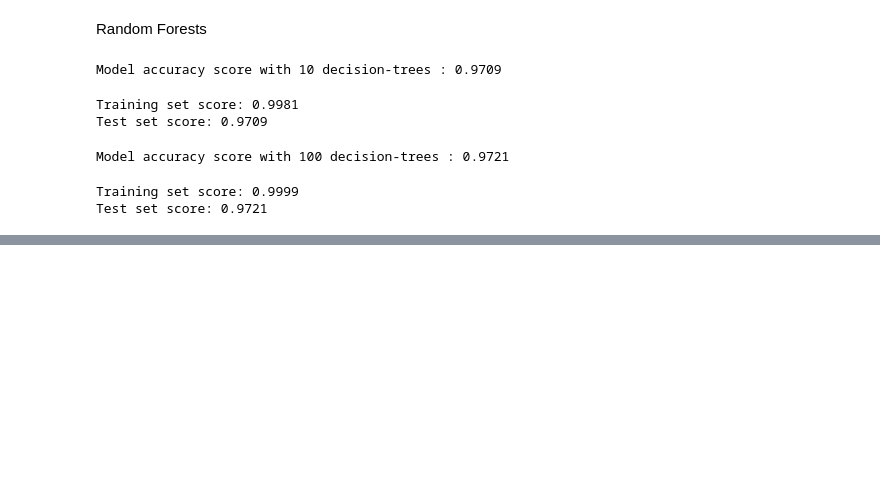
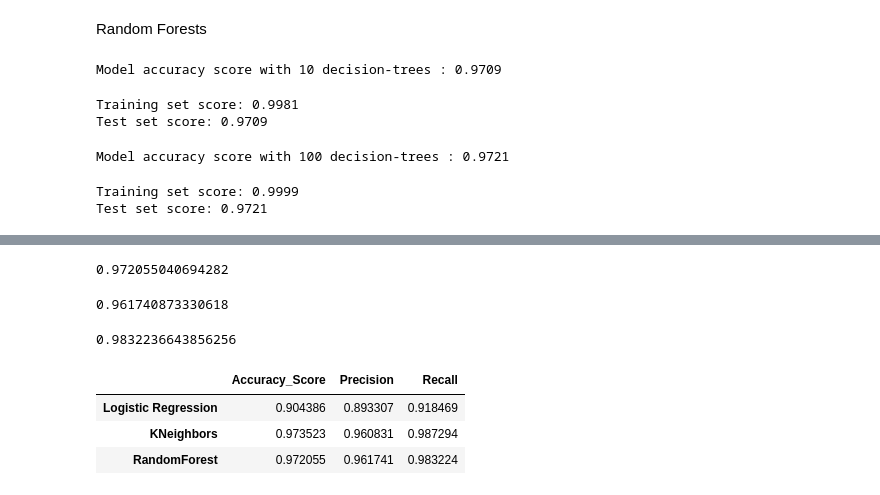
Before and after one commit to Sharzzz001/Machine-Learning-Applications-and-Kaggle-Competitions, a Jupyter notebook: Self-Projects/Credit card fraud/main.ipynb, the cells around one changed output, grey strips where cells are left out. Cells and saved outputs as stored; diff of their text form; code cells hidden in the pictures; blank space fills up the shorter version.

```diff
--- a/Self-Projects/Credit card fraud/main.ipynb
+++ b/Self-Projects/Credit card fraud/main.ipynb
@@ -309,0 +325,32 @@ Test set score: 0.9721
+# %%
+rf100_accuracy = rfc_100.score(X_test_RF, y_test)
+rf100_accuracy
+# %% [output]
+0.972055040694282
+# %%
+# precision
+rf100_pre = precision_score(y_test, y_pred)
+rf100_pre
+# %% [output]
+0.961740873330618
+# %%
+# recall
+rf100_rec = recall_score(y_test, y_pred)
+rf100_rec
+# %% [output]
+0.9832236643856256
+# %%
+# creating performance dictionary
+performance = {'Accuracy_Score':[log_accuracy, knn_accuracy, rf100_accuracy],
+              'Precision':[log_pre, knn_pre, rf100_pre],
+              'Recall': [log_rec, knn_rec, rf100_rec]}
+# %%
+performance_df = pd.DataFrame(data = performance, index= ['Logistic Regression', 'KNeighbors',
+                                                             'RandomForest'])
+# %%
+performance_df
+# %% [output]
+|  | Accuracy_Score | Precision | Recall |
+| Logistic Regression | 0.904386 | 0.893307 | 0.918469 |
+| KNeighbors | 0.973523 | 0.960831 | 0.987294 |
+| RandomForest | 0.972055 | 0.961741 | 0.983224 |
```
Also changed, not shown: parts of 4 cells of this notebook.
